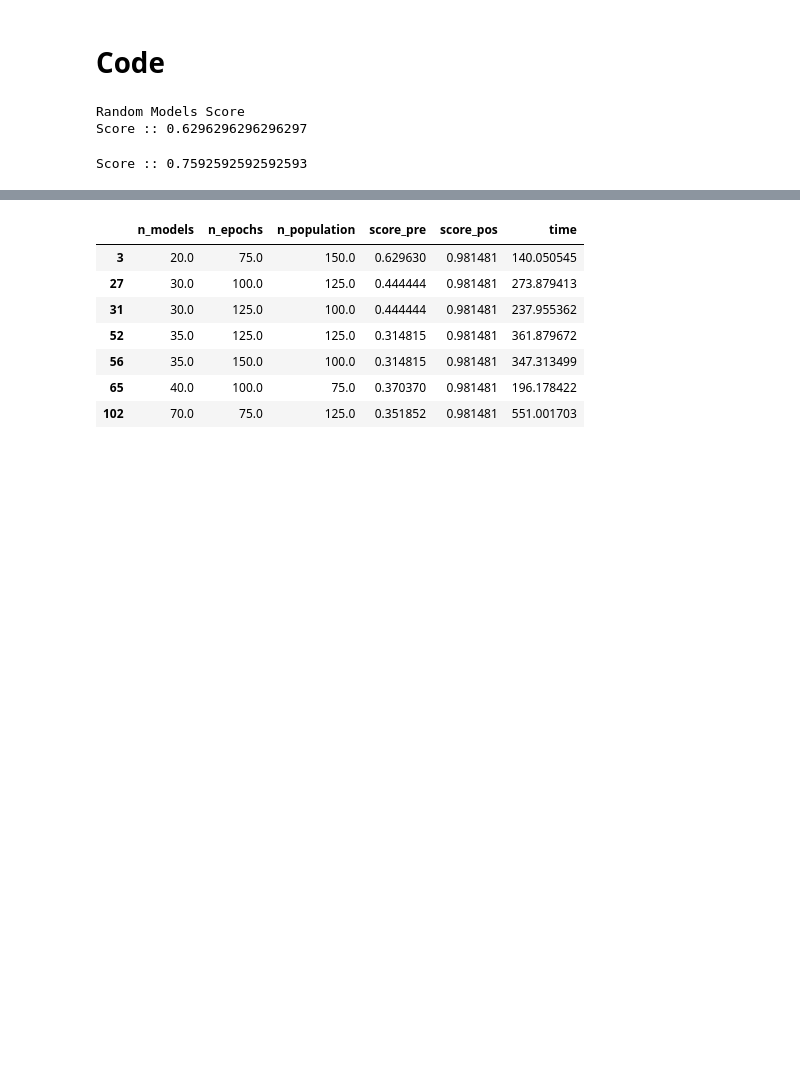
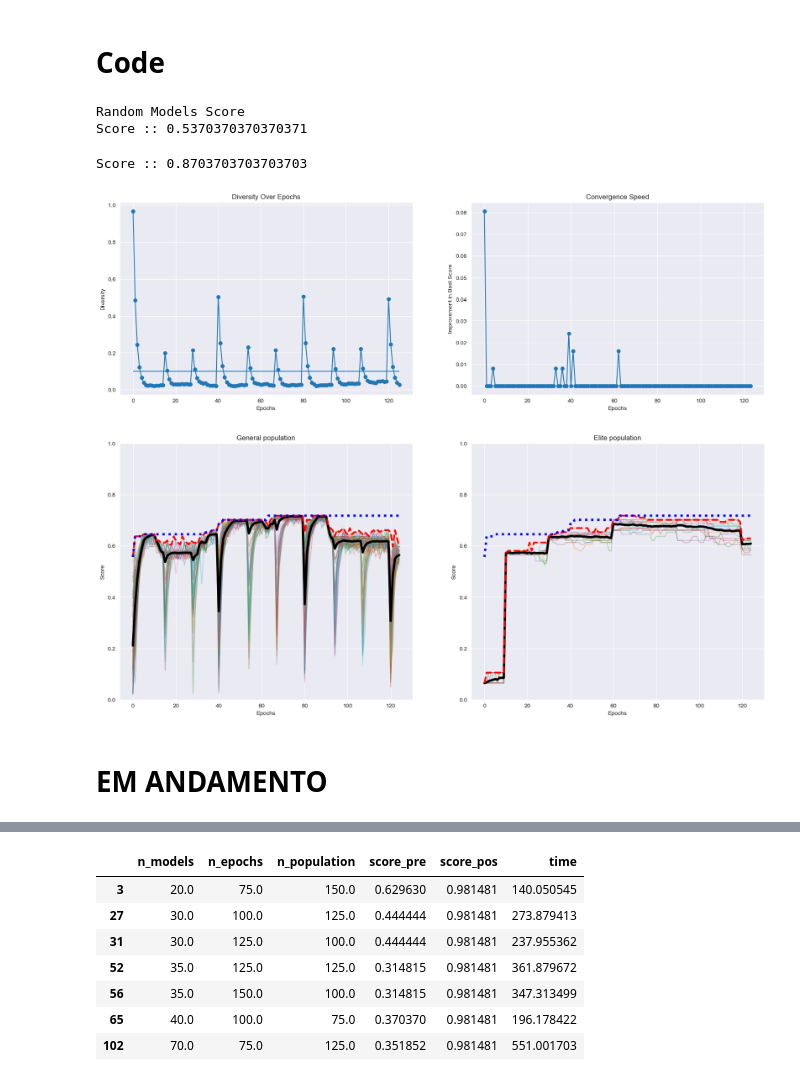
Before and after one commit to arthurhirez/Genetic_Forest, a Jupyter notebook: code.ipynb, the cells around one changed output, grey strips where cells are left out. Saved outputs shown, nothing was run; the diff lists cells and outputs as text; code cells hidden in the pictures; blank space fills up the shorter version.

```diff
--- a/code.ipynb
+++ b/code.ipynb
@@ -553,9 +570,11 @@ np.random.seed(seed)
 # n_population = 150
 
 #
-n_models = 10
+n_models = 25
 n_epochs = 125
-n_population = 50
+n_population = 150
+tree_depth = 16
+
 samples = bootstrap(x_train, y_train, n_models)
 
 results = pd.DataFrame(columns = ['chosen_features', 'max_depth', 'score'])
@@ -565,7 +584,7 @@ np.random.seed(seed)
 models = []
 
 for _ in range(n_models):
-  model = Tree(features, targets, max_depth=16)
+  model = Tree(features, targets, max_depth=tree_depth)
   model.create()
   models.append(model)
   results.loc[len(results)] = model.get_params()
@@ -594,8 +613,20 @@ for model, sample in tqdm(zip(models, samples), desc='Traning Models :: ', total
   i += 1
 
 y_pred, y_probs = model_pred(len(targets), agents, x_test)
+
+
+
 score(y_pred, y_test)
 # %% [output]
 Random Models Score
-Score :: 0.6296296296296297
+Score :: 0.5370370370370371
-Score :: 0.7592592592592593
+Score :: 0.8703703703703703
+# %%
+genetic.population_is_best, genetic.elite_is_best
+genetic.plot_diagnosis()
+genetic.plot_pop()
+# %% [output]
+[figure, added]
+[figure, added]
+# %% [markdown]
+# EM ANDAMENTO
```
Also changed, not shown: parts of 29 cells of this notebook.
